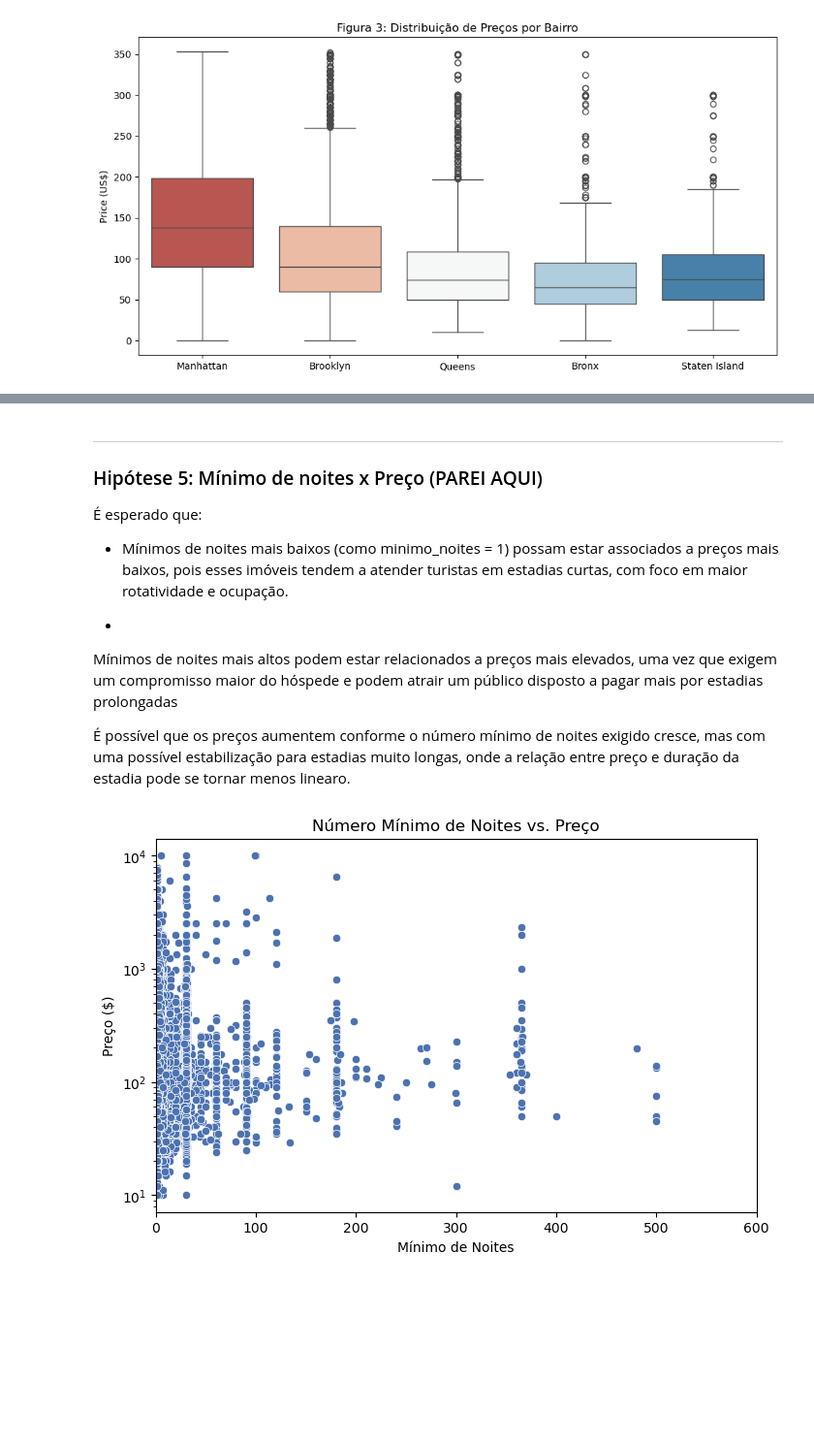
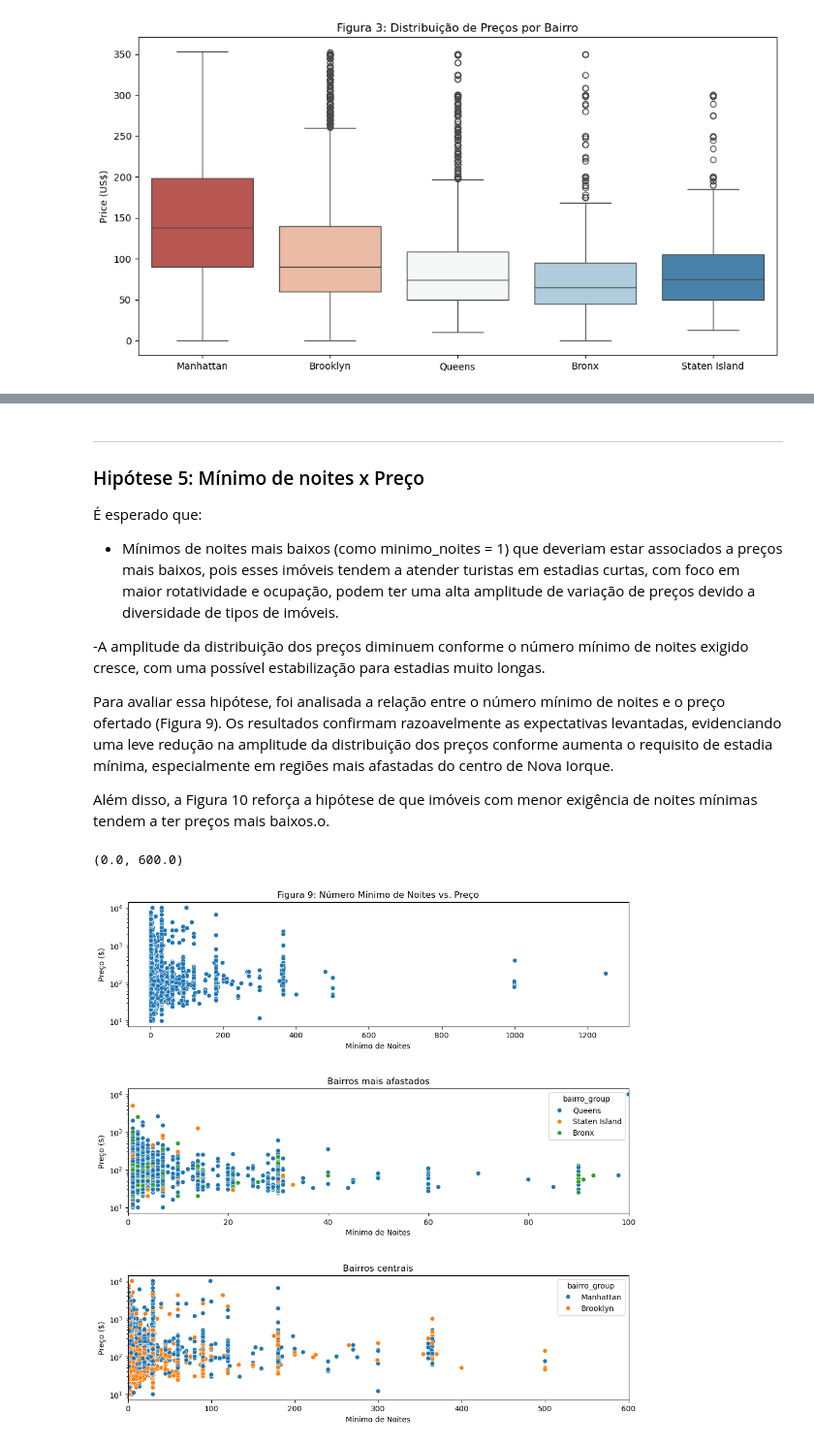
Before and after one commit to DaniloDC07/-Lighthouse-Desafio-Ci-ncia-de-Dados-2025, a Jupyter notebook: Desafio LIGHTHOUSE.ipynb, the cells around one changed output, grey strips where cells are left out. Shown at 97% size. Drawn from its saved outputs; the diff is of its cells as text; code cells hidden in the pictures; blank space fills up the shorter version.

```diff
--- a/Desafio LIGHTHOUSE.ipynb
+++ b/Desafio LIGHTHOUSE.ipynb
@@ -374,26 +399,49 @@ plt.subplots_adjust(hspace=0.4)
 # %% [markdown]
 ---
-### Hipótese 5: Mínimo de noites x Preço (PAREI AQUI)
+### Hipótese 5: Mínimo de noites x Preço
 
 É esperado que:
 
-- Mínimos de noites mais baixos (como minimo_noites = 1) possam estar associados a preços mais baixos, pois esses imóveis tendem a atender turistas em estadias curtas, com foco em maior rotatividade e ocupação.
+- Mínimos de noites mais baixos (como minimo_noites = 1) que deveriam estar associados a preços mais baixos, pois esses imóveis tendem a atender turistas em estadias curtas, com foco em maior rotatividade e ocupação, podem ter uma alta amplitude de variação de preços devido a diversidade de tipos de imóveis.
 
--
-Mínimos de noites mais altos podem estar relacionados a preços mais elevados, uma vez que exigem um compromisso maior do hóspede e podem atrair um público disposto a pagar mais por estadias prolongadas
+-A amplitude da distribuição dos preços diminuem conforme o número mínimo de noites exigido cresce, com uma possível estabilização para estadias muito longas.
 
+Para avaliar essa hipótese, foi analisada a relação entre o número mínimo de noites e o preço ofertado (Figura 9). Os resultados confirmam razoavelmente as expectativas levantadas, evidenciando uma leve redução na amplitude da distribuição dos preços conforme aumenta o requisito de estadia mínima, especialmente em regiões mais afastadas do centro de Nova Iorque.
 
-É possível que os preços aumentem conforme o número mínimo de noites exigido cresce, mas com uma possível estabilização para estadias muito longas, onde a relação entre preço e duração da estadia pode se tornar menos linearo.
+Além disso, a Figura 10 reforça a hipótese de que imóveis com menor exigência de noites mínimas tendem a ter preços mais baixos.o.
 # %%
+fig, ax = plt.subplots(nrows=3, figsize=(12,12))
+fig.subplots_adjust(hspace=0.5)
 
-df1 = df[df['price'] < df['price'].quantile(0.95)]
-plt.figure(figsize=(8, 5))
-sns.scatterplot(data=df, x='minimo_noites', y='price', alpha=1)
-plt.title("Número Mínimo de Noites vs. Preço")
-plt.xlabel("Mínimo de Noites")
-plt.ylabel("Preço ($)")
-plt.yscale("log")
-plt.xlim(0, 600)  # Limita a visualização até 30 noites
-plt.show()
+sn.scatterplot(ax=ax[0], data=df, x='minimo_noites', y='price', alpha=1)
+ax[0].set_title("Figura 9: Número Mínimo de Noites vs. Preço")
+ax[0].set_xlabel("Mínimo de Noites")
+ax[0].set_ylabel("Preço ($)")
+ax[0].set_yscale("log")
+
+sn.scatterplot(ax=ax[1],
+               data=df[(df.bairro_group == 'Queens') |
+                        (df.bairro_group == 'Bronx') |
+                        (df.bairro_group == 'Staten Island')],
+               x='minimo_noites', y='price', hue='bairro_group', alpha=1)
+
+ax[1].set_title("Bairros mais afastados")
+ax[1].set_xlabel("Mínimo de Noites")
+ax[1].set_ylabel("Preço ($)")
+ax[1].set_yscale("log")
+ax[1].set_xlim(0, 100)
+
+sn.scatterplot(ax=ax[2],
+               data=df[(df.bairro_group != 'Queens') &
+                        (df.bairro_group != 'Bronx') &
+                        (df.bairro_group != 'Staten Island')],
+               x='minimo_noites', y='price', hue='bairro_group', alpha=1)
+
+ax[2].set_title("Bairros centrais")
+ax[2].set_xlabel("Mínimo de Noites")
+ax[2].set_ylabel("Preço ($)")
+ax[2].set_yscale("log")
+ax[2].set_xlim(0, 600)
 # %% [output]
+(0.0, 600.0)
-[figure, old version]
+[figure, new version]
```
Also changed, not shown: parts of 13 cells of this notebook.
